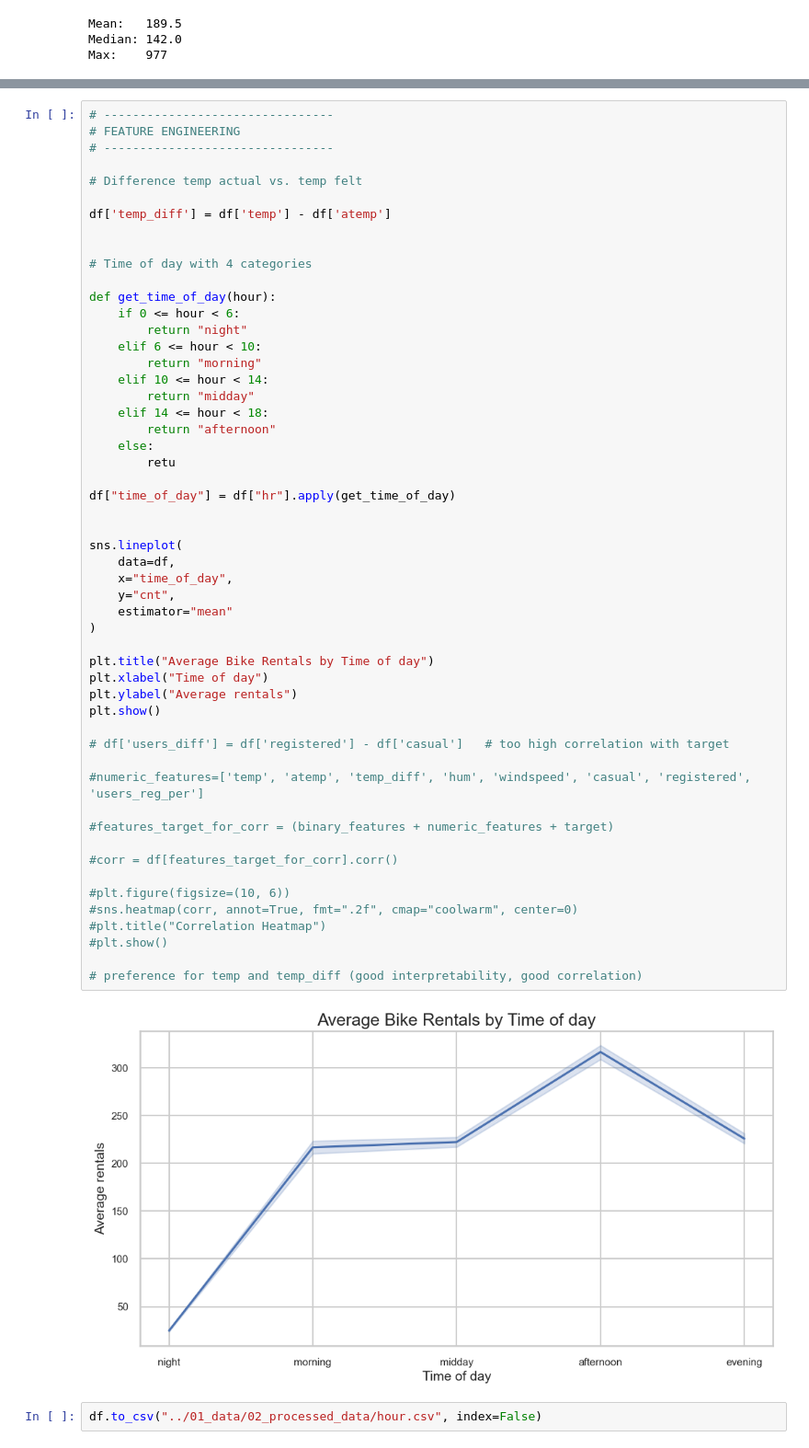
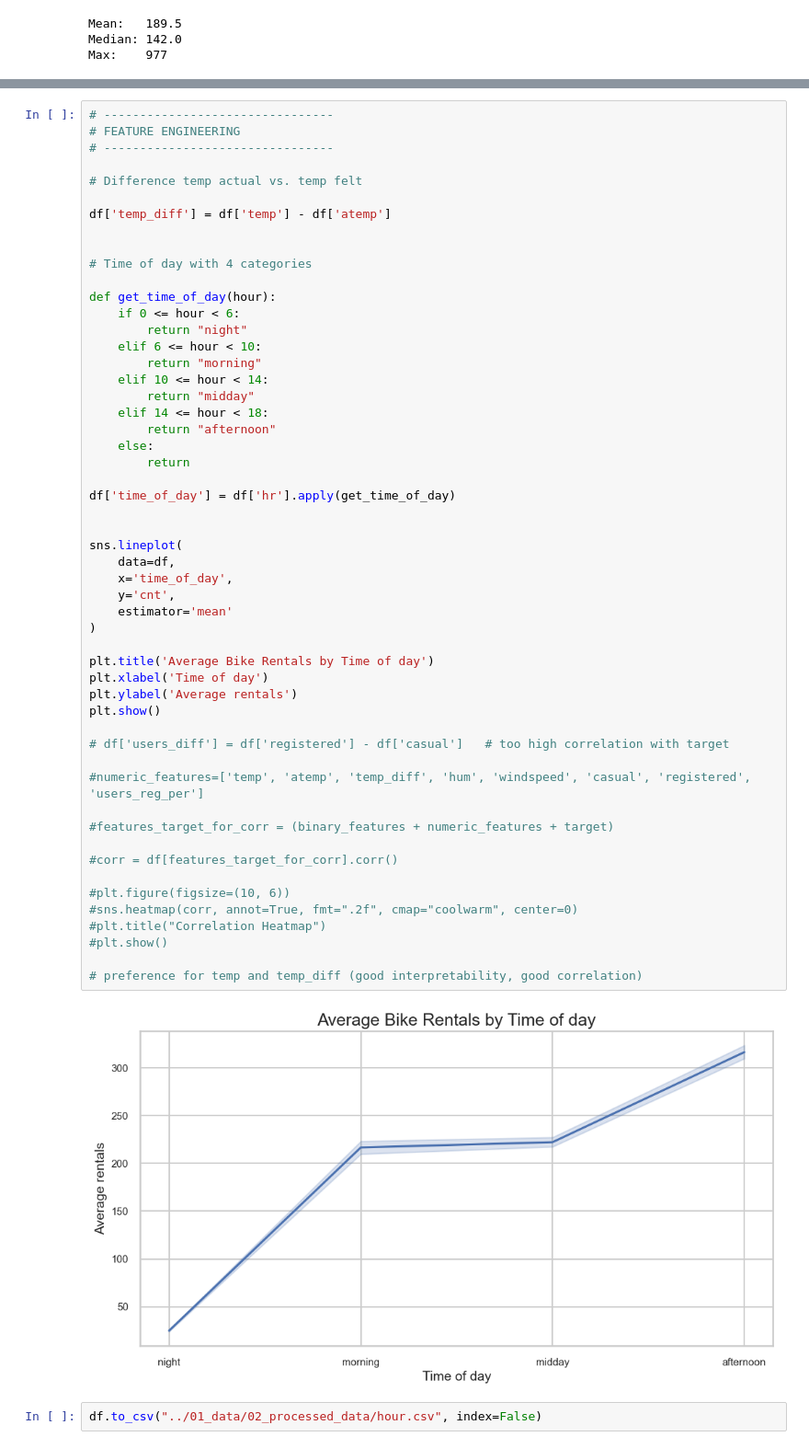
Before and after one commit to Thoericht/bike_sharing, a Jupyter notebook: 02_notebooks/02_explorative_data_analysis.ipynb, the cells around one changed output, grey strips where cells are left out. Shown at 92% size. Saved outputs shown, nothing was run; the diff lists cells and outputs as text.

```diff
--- a/02_notebooks/02_explorative_data_analysis.ipynb
+++ b/02_notebooks/02_explorative_data_analysis.ipynb
@@ -369,41 +369,41 @@ def get_time_of_day(hour):
         return "morning"
     elif 10 <= hour < 14:
         return "midday"
     elif 14 <= hour < 18:
         return "afternoon"
     else:
-        retu
+        return
 
-df["time_of_day"] = df["hr"].apply(get_time_of_day)
+df['time_of_day'] = df['hr'].apply(get_time_of_day)
 
 
 sns.lineplot(
     data=df,
-    x="time_of_day",
-    y="cnt",
-    estimator="mean"
+    x='time_of_day',
+    y='cnt',
+    estimator='mean'
 )
 
-plt.title("Average Bike Rentals by Time of day")
-plt.xlabel("Time of day")
-plt.ylabel("Average rentals")
+plt.title('Average Bike Rentals by Time of day')
+plt.xlabel('Time of day')
+plt.ylabel('Average rentals')
 plt.show()
 
 # df['users_diff'] = df['registered'] - df['casual']   # too high correlation with target
 
 #numeric_features=['temp', 'atemp', 'temp_diff', 'hum', 'windspeed', 'casual', 'registered', 'users_reg_per']
 
 #features_target_for_corr = (binary_features + numeric_features + target)
 
 #corr = df[features_target_for_corr].corr()
 
 #plt.figure(figsize=(10, 6))
 #sns.heatmap(corr, annot=True, fmt=".2f", cmap="coolwarm", center=0)
 #plt.title("Correlation Heatmap")
 #plt.show()
 
 # preference for temp and temp_diff (good interpretability, good correlation)
 # %% [output]
-[figure, old version]
+[figure, new version]
 # %%
 df.to_csv("../01_data/02_processed_data/hour.csv", index=False)
```
Also changed, not shown: parts of 13 cells of this notebook, 4 other files.
